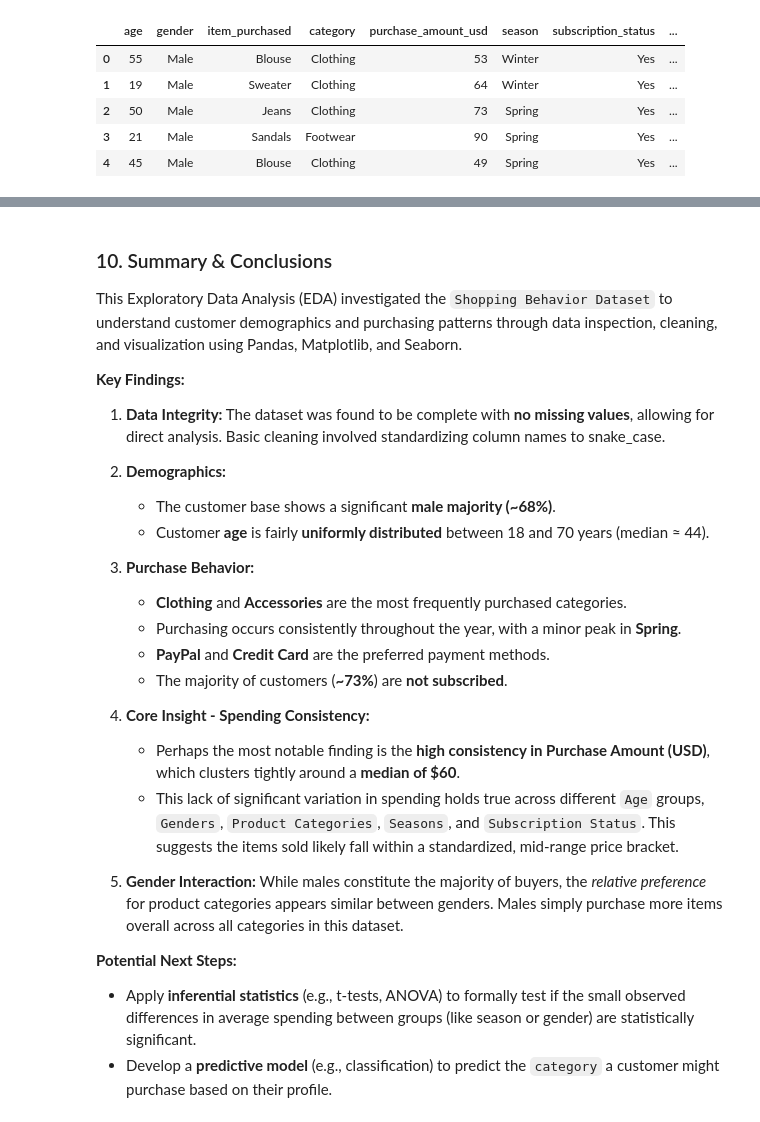
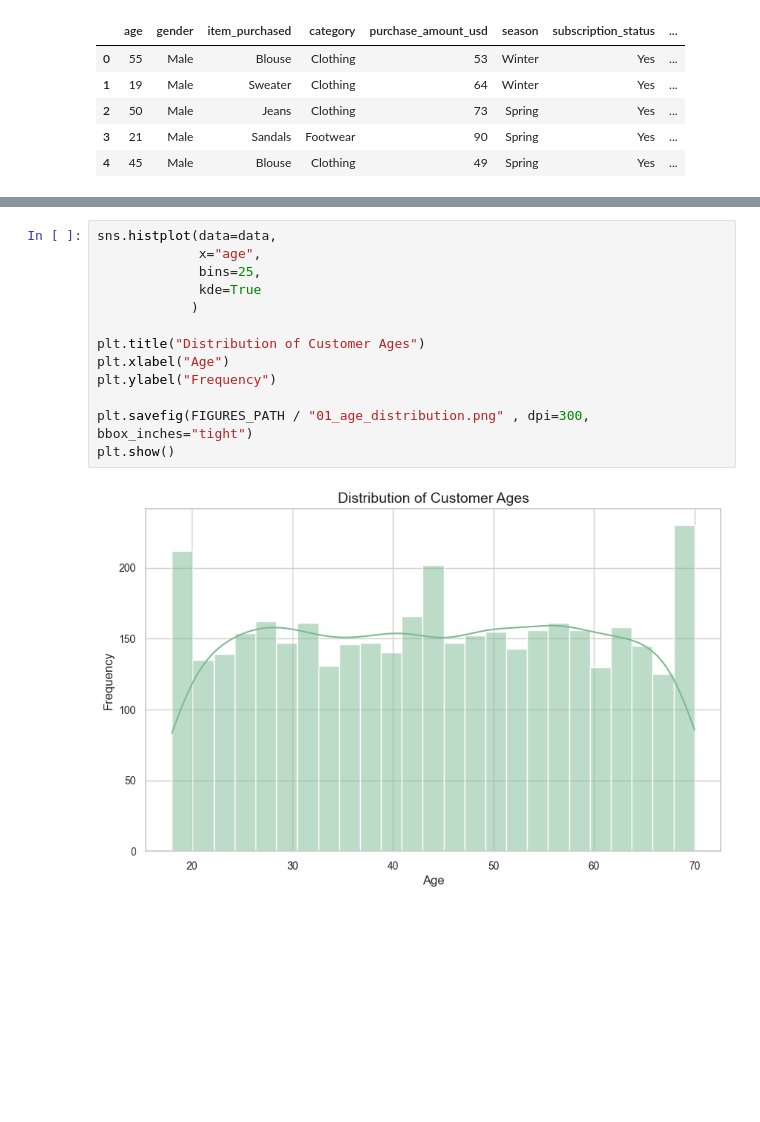
Before and after one commit to profadept/ecommerce-analysis, a Jupyter notebook: notebooks/analysis.ipynb, the cells around one changed output, grey strips where cells are left out. Saved outputs shown, nothing was run; the diff lists cells and outputs as text; blank space fills up the shorter version.

Commit message:
Restructure analysis sections and clean up chart cells
Remove 8 redundant charts, fix FIGURES_PATH pattern, clean chart code, fix section headers

```diff
--- a/notebooks/analysis.ipynb
+++ b/notebooks/analysis.ipynb
@@ -795,29 +127,15 @@ Winter            303       448       140         80
-# %% [markdown]
-### 10. Summary & Conclusions
-
-This Exploratory Data Analysis (EDA) investigated the `Shopping Behavior Dataset` to understand customer demographics and purchasing patterns through data inspection, cleaning, and visualization using Pandas, Matplotlib, and Seaborn.
-
-**Key Findings:**
-
-1.  **Data Integrity:** The dataset was found to be complete with **no missing values**, allowing for direct analysis. Basic cleaning involved standardizing column names to snake_case.
-
-2.  **Demographics:**
-    * The customer base shows a significant **male majority (~68%)**.
-    * Customer **age** is fairly **uniformly distributed** between 18 and 70 years (median ≈ 44).
-
-3.  **Purchase Behavior:**
-    * **Clothing** and **Accessories** are the most frequently purchased categories.
-    * Purchasing occurs consistently throughout the year, with a minor peak in **Spring**.
-    * **PayPal** and **Credit Card** are the preferred payment methods.
-    * The majority of customers (**~73%**) are **not subscribed**.
-
-4.  **Core Insight - Spending Consistency:**
-    * Perhaps the most notable finding is the **high consistency in Purchase Amount (USD)**, which clusters tightly around a **median of $60**.
-    * This lack of significant variation in spending holds true across different `Age` groups, `Genders`, `Product Categories`, `Seasons`, and `Subscription Status`. This suggests the items sold likely fall within a standardized, mid-range price bracket.
-
-5.  **Gender Interaction:** While males constitute the majority of buyers, the *relative preference* for product categories appears similar between genders. Males simply purchase more items overall across all categories in this dataset.
-
-**Potential Next Steps:**
-
-* Apply **inferential statistics** (e.g., t-tests, ANOVA) to formally test if the small observed differences in average spending between groups (like season or gender) are statistically significant.
-* Develop a **predictive model** (e.g., classification) to predict the `category` a customer might purchase based on their profile.
+# %%
+sns.histplot(data=data,
+             x="age",
+             bins=25,
+             kde=True
+            )
+
+plt.title("Distribution of Customer Ages")
+plt.xlabel("Age")
+plt.ylabel("Frequency")
+
+plt.savefig(FIGURES_PATH / "01_age_distribution.png" , dpi=300, bbox_inches="tight")
+plt.show()
+# %% [output]
+[figure, added]
```
Also changed, not shown: parts of 44 cells of this notebook.
